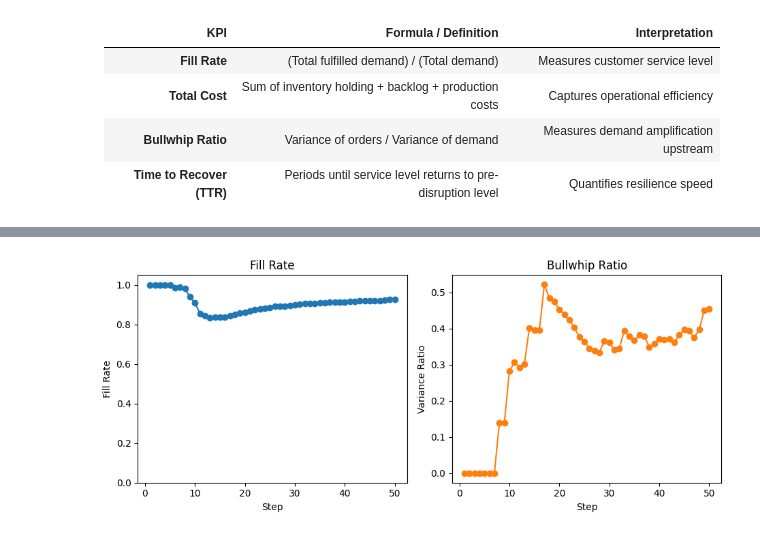
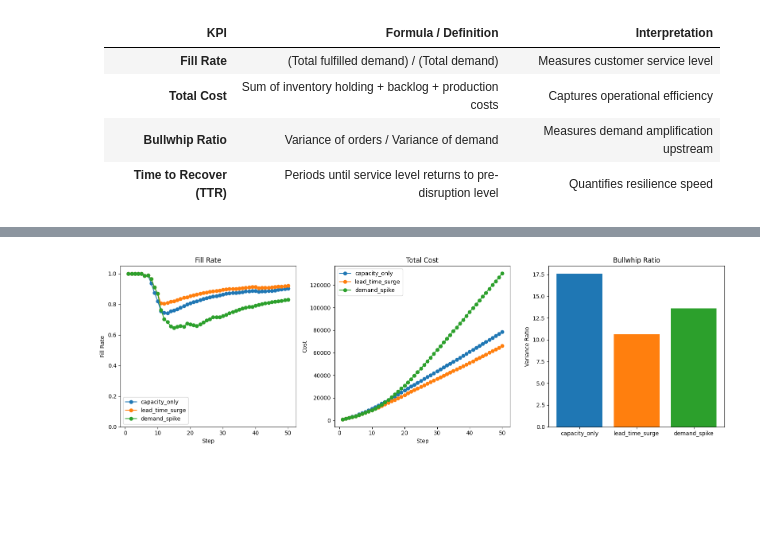
Before and after one commit to HanhNguyen-Hannah/Seminar, a Jupyter notebook: run.ipynb, the cells around one changed output, grey strips where cells are left out. Drawn from its saved outputs; the diff is of its cells as text; code cells hidden in the pictures; blank space fills up the shorter version.

```diff
--- a/run.ipynb
+++ b/run.ipynb
@@ -43,6 +28,9 @@ Key assumptions include:
 
 These assumptions allow for controlled experiments to analyze **systemic resilience** rather than detailed industry realism.
 # %%
+# ---------------------------
+# Assumptions
+# ---------------------------
 assumptions = {
     "n_suppliers": 3,
     "n_plants": 3,
@@ -52,15 +40,14 @@ assumptions = {
     "capacity": {"supplier": 20, "plant": 15, "dc": 10, "retailer": 0},
     "lead_time": {"supplier": 1, "plant": 5, "dc": 5, "retailer": 2},
     "capacity_loss_frac": 0.5,
-    "recovery_duration": 5
+    "recovery_duration": 5,
+    "holding_cost": 1,
+    "backlog_cost": 5,
+    "retailer_demand_mean": 5
 }
 
 n_steps = 50
+scenarios = ["capacity_only", "lead_time_surge", "demand_spike"]
 
-model = MultiTierModel(
-    assumptions=assumptions,
-    seed=42,
-    dual_sourcing=True,
-    disruption_at_step=10
-)
+results_all = {}
 # %% [markdown]
@@ -140,48 +162,51 @@ The model tracks several KPIs to evaluate resilience and efficiency:
 | **Time to Recover (TTR)** | Periods until service level returns to pre-disruption level | Quantifies resilience speed |
 # %%
 # ---------------------------
-# 5. Build result dataframe
+# 3. Plot KPI comparison
 # ---------------------------
-results = pd.DataFrame({
-    "step": range(1, n_steps + 1),
-    "fill_rate": fill_rates,
-    "bullwhip": bullwhips,
-    "total_cost": total_costs
-})
+plt.figure(figsize=(16, 5))
 
-# Replace NaN (if any) to make plots look cleaner
-results = results.replace([np.inf, -np.inf], np.nan).fillna(method="ffill")
-
-display(results.iloc[9:20])
-
-# ---------------------------
-# 6. Plot KPIs
-# ---------------------------
-plt.figure(figsize=(14, 4))
-
+# Fill Rate
 plt.subplot(1, 3, 1)
-plt.plot(results["step"], results["fill_rate"], marker='o', color='tab:blue')
+for scenario in scenarios:
+    plt.plot(results_all[scenario]["df"]["step"],
+             results_all[scenario]["df"]["fill_rate"],
+             marker='o', label=scenario)
 plt.title("Fill Rate")
 plt.xlabel("Step")
 plt.ylabel("Fill Rate")
 plt.ylim(0, 1.05)
+plt.legend()
 
+# Total Cost
 plt.subplot(1, 3, 2)
-plt.plot(results["step"], results["bullwhip"], marker='o', color='tab:orange')
+for scenario in scenarios:
+    plt.plot(results_all[scenario]["df"]["step"],
+             results_all[scenario]["df"]["total_cost"],
+             marker='o', label=scenario)
+plt.title("Total Cost")
+plt.xlabel("Step")
+plt.ylabel("Cost")
+plt.legend()
+
+# Bullwhip
+plt.subplot(1, 3, 3)
+bullwhips = [results_all[s]["bullwhip"] for s in scenarios]
+plt.bar(scenarios, bullwhips, color=['tab:blue', 'tab:orange', 'tab:green'])
 plt.title("Bullwhip Ratio")
-plt.xlabel("Step")
 plt.ylabel("Variance Ratio")
 
 plt.tight_layout()
 plt.show()
 
 # ---------------------------
-# 7. Summary statistics
+# 4. Summary statistics
 # ---------------------------
-print("✅ Simulation completed.")
-print(f"Steps simulated: {n_steps}")
-print(f"Final Fill Rate: {results['fill_rate'].iloc[-1]:.3f}")
-print(f"Final Total Cost: {results['total_cost'].iloc[-1]:.2f}")
-print(f"Final Bullwhip Ratio: {results['bullwhip'].iloc[-1]:.3f}")
-print(f"Time to recover: {model.compute_time_to_recover():.1f}")
+for scenario in scenarios:
+    print(f"\nScenario: {scenario}")
+    df = results_all[scenario]["df"]
+    print(f"Final Fill Rate: {df['fill_rate'].iloc[-1]:.3f}")
+    print(f"Final Total Cost: {df['total_cost'].iloc[-1]:.2f}")
+    print(f"Bullwhip Ratio: {results_all[scenario]['bullwhip']:.3f}")
+    print(f"Time to recover: {results_all[scenario]['time_to_recover']:.1f} steps")
 # %% [output]
@@ -200 +213 @@ print(f"Time to recover: {model.compute_time_to_recover():.1f}")
-[figure, old version]
+[figure, new version]
```
Also changed, not shown: parts of 6 cells of this notebook, 2 other files.
